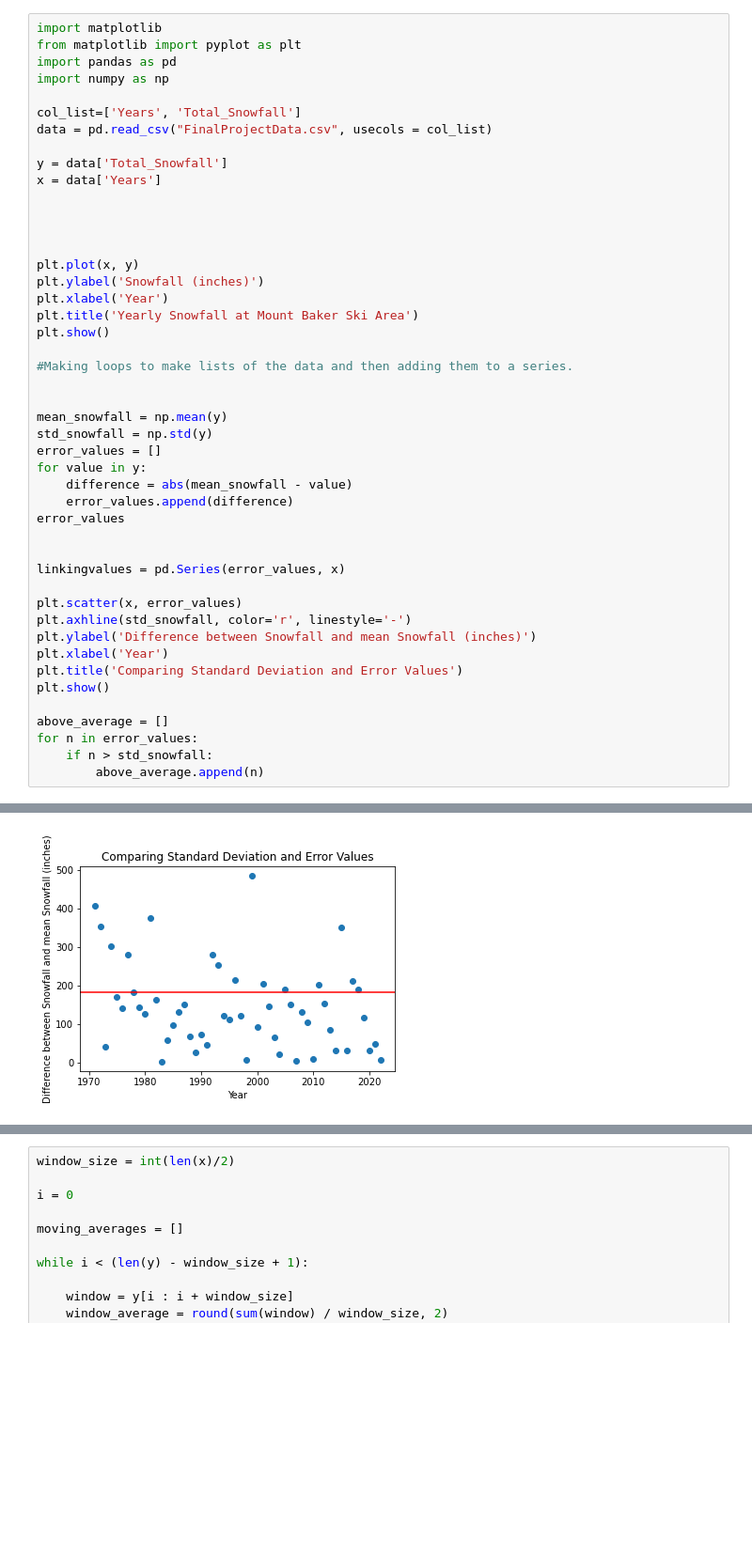
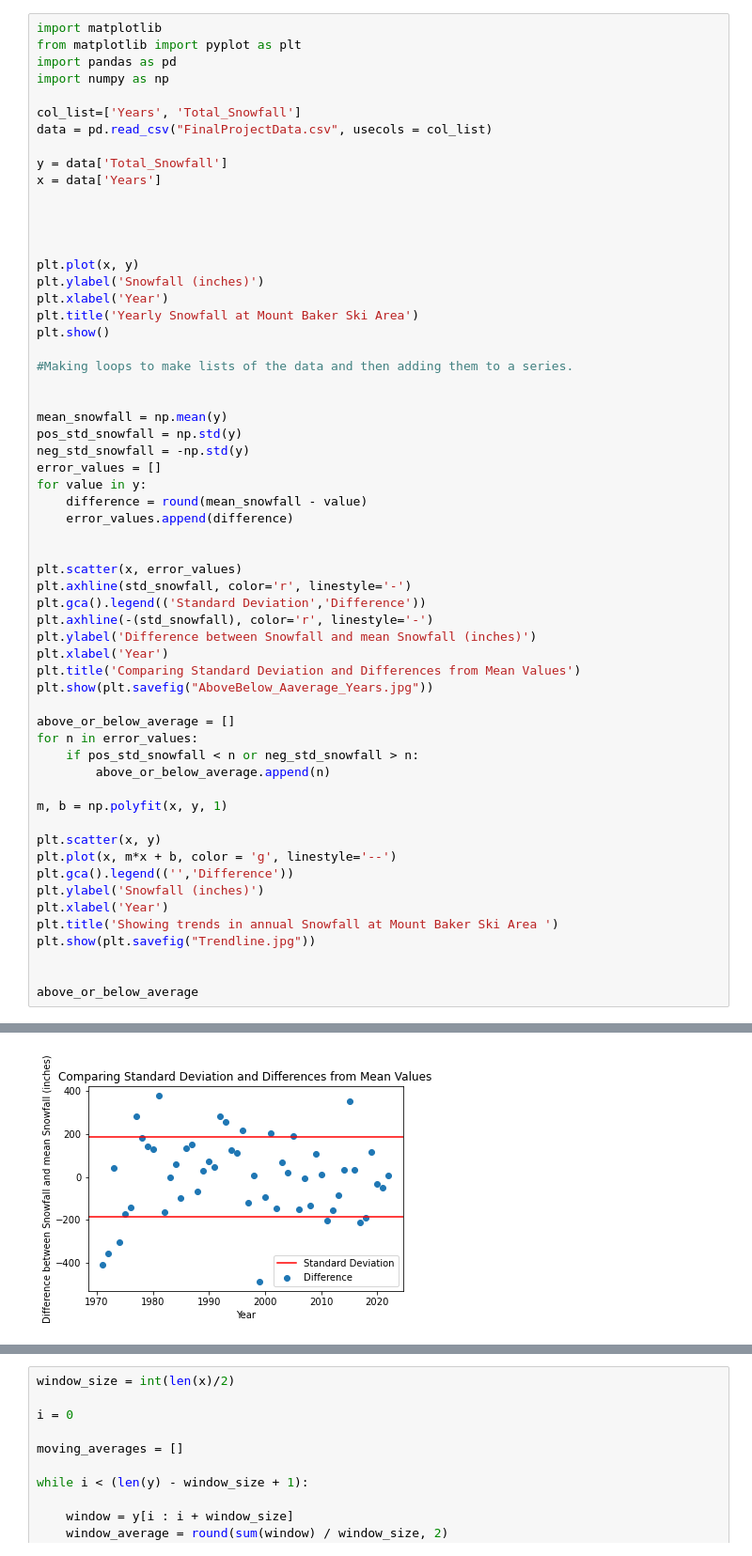
Before and after one commit to jrtomer/Python_Project, a Jupyter notebook: Finalproject.ipynb, the cells around one changed output, grey strips where cells are left out. Shown: that part at 94% size. Drawn from its saved outputs; the diff is of its cells as text; blank space fills up the shorter version.

Commit message:
Making a trendline, and touching up on STD/Error Plot

```diff
--- a/Finalproject.ipynb
+++ b/Finalproject.ipynb
@@ -9,41 +9,54 @@ data = pd.read_csv("FinalProjectData.csv", usecols = col_list)
 
 y = data['Total_Snowfall']
 x = data['Years']
 
 
 
 
 plt.plot(x, y)
 plt.ylabel('Snowfall (inches)')
 plt.xlabel('Year')
 plt.title('Yearly Snowfall at Mount Baker Ski Area')
 plt.show()
 
 #Making loops to make lists of the data and then adding them to a series.
 
 
 mean_snowfall = np.mean(y)
-std_snowfall = np.std(y)
+pos_std_snowfall = np.std(y)
+neg_std_snowfall = -np.std(y)
 error_values = []
 for value in y:
-    difference = abs(mean_snowfall - value)
+    difference = round(mean_snowfall - value)
     error_values.append(difference)
-error_values
 
-
-linkingvalues = pd.Series(error_values, x)
 
 plt.scatter(x, error_values)
 plt.axhline(std_snowfall, color='r', linestyle='-')
+plt.gca().legend(('Standard Deviation','Difference'))
+plt.axhline(-(std_snowfall), color='r', linestyle='-')
 plt.ylabel('Difference between Snowfall and mean Snowfall (inches)')
 plt.xlabel('Year')
-plt.title('Comparing Standard Deviation and Error Values')
-plt.show()
+plt.title('Comparing Standard Deviation and Differences from Mean Values')
+plt.show(plt.savefig("AboveBelow_Aaverage_Years.jpg"))
 
-above_average = []
+above_or_below_average = []
 for n in error_values:
-    if n > std_snowfall:
-        above_average.append(n)
+    if pos_std_snowfall < n or neg_std_snowfall > n:
+        above_or_below_average.append(n)
+
+m, b = np.polyfit(x, y, 1)
+
+plt.scatter(x, y)
+plt.plot(x, m*x + b, color = 'g', linestyle='--')
+plt.gca().legend(('','Difference'))
+plt.ylabel('Snowfall (inches)')
+plt.xlabel('Year')
+plt.title('Showing trends in annual Snowfall at Mount Baker Ski Area ')
+plt.show(plt.savefig("Trendline.jpg"))
+
+
+above_or_below_average
 # %% [output]
 [figure]
-[figure, old version]
+[figure, new version]
```
Also changed, not shown: parts of 2 cells of this notebook.
